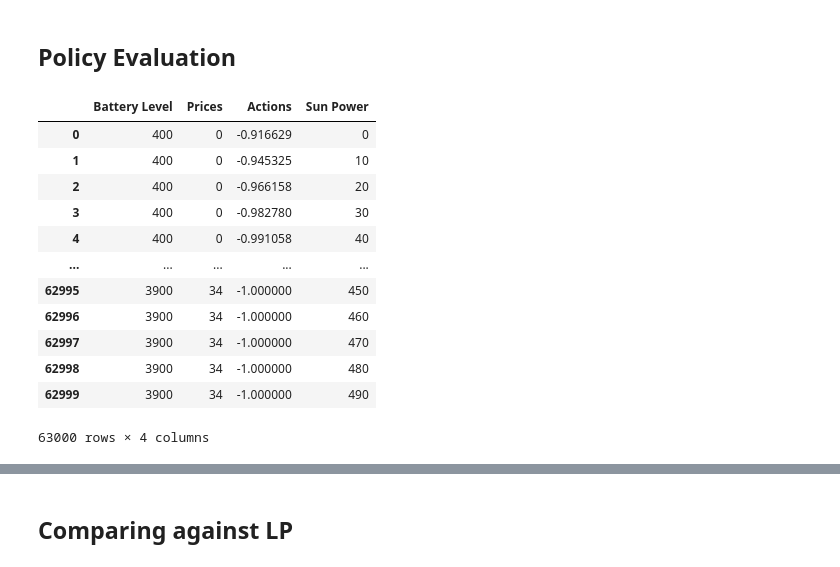
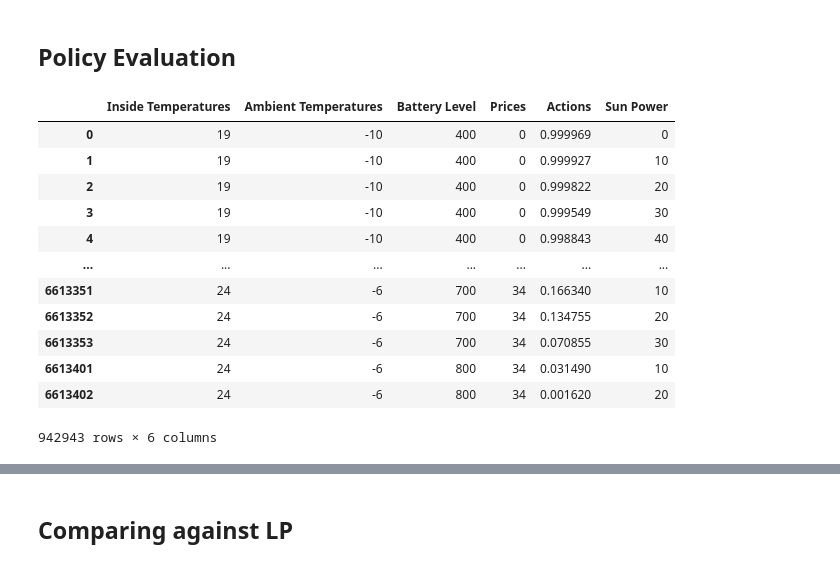
Before and after one commit to Cernewein/heating-RL-agent, a Jupyter notebook: Notebooks/Visualization.ipynb, the cells around one changed output, grey strips where cells are left out. Cells and saved outputs as stored; diff of their text form; code cells hidden in the pictures.

```diff
--- a/Notebooks/Visualization.ipynb
+++ b/Notebooks/Visualization.ipynb
@@ -541,20 +541,20 @@ eval_data['Storage'].plot(ax=axs, legend=True)
 ## Policy Evaluation
 # %%
 policy_data = pkl.load(open('data/output/DDPG_storage/DDPG_storagepolicy_eval.pkl', 'rb'))
-# %%
-policy_data
-# %% [output]
-|  | Battery Level | Prices | Actions | Sun Power |
-| 0 | 400 | 0 | -0.916629 | 0 |
-| 1 | 400 | 0 | -0.945325 | 10 |
-| 2 | 400 | 0 | -0.966158 | 20 |
-| 3 | 400 | 0 | -0.982780 | 30 |
-| 4 | 400 | 0 | -0.991058 | 40 |
-| ... | ... | ... | ... | ... |
-| 62995 | 3900 | 34 | -1.000000 | 450 |
-| 62996 | 3900 | 34 | -1.000000 | 460 |
-| 62997 | 3900 | 34 | -1.000000 | 470 |
-| 62998 | 3900 | 34 | -1.000000 | 480 |
-| 62999 | 3900 | 34 | -1.000000 | 490 |
-63000 rows × 4 columns
+# %%
+policy_data[policy_data['Actions'] >= 0]
+# %% [output]
+|  | Inside Temperatures | Ambient Temperatures | Battery Level | Prices | Actions | Sun Power |
+| 0 | 19 | -10 | 400 | 0 | 0.999969 | 0 |
+| 1 | 19 | -10 | 400 | 0 | 0.999927 | 10 |
+| 2 | 19 | -10 | 400 | 0 | 0.999822 | 20 |
+| 3 | 19 | -10 | 400 | 0 | 0.999549 | 30 |
+| 4 | 19 | -10 | 400 | 0 | 0.998843 | 40 |
+| ... | ... | ... | ... | ... | ... | ... |
+| 6613351 | 24 | -6 | 700 | 34 | 0.166340 | 10 |
+| 6613352 | 24 | -6 | 700 | 34 | 0.134755 | 20 |
+| 6613353 | 24 | -6 | 700 | 34 | 0.070855 | 30 |
+| 6613401 | 24 | -6 | 800 | 34 | 0.031490 | 10 |
+| 6613402 | 24 | -6 | 800 | 34 | 0.001620 | 20 |
+942943 rows × 6 columns
 # %%
```
Also changed, not shown: parts of 5 cells of this notebook, 2 other files.
